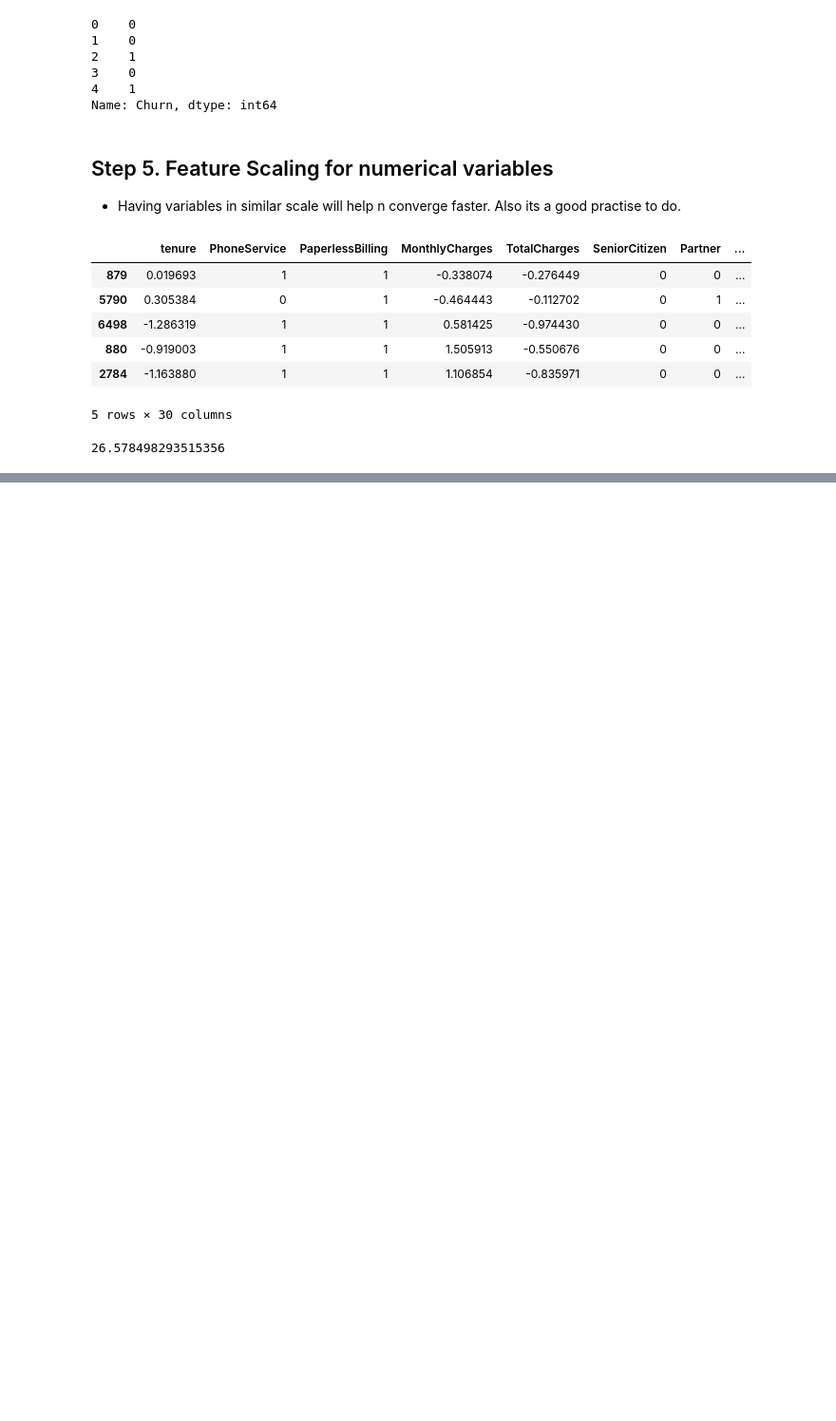
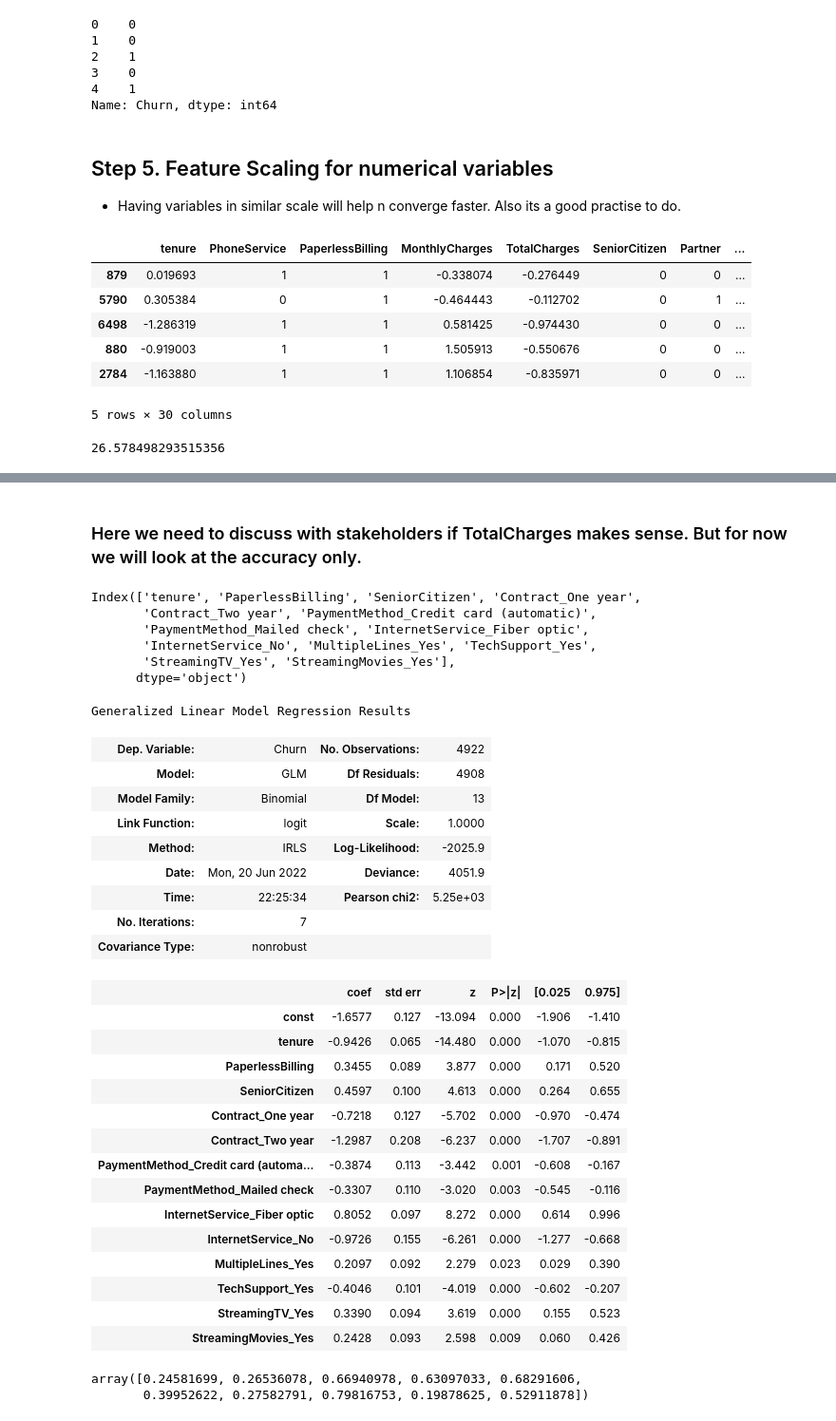
Before and after one commit to kc11381/TelecomChurn_LogisticRegressionModel, a Jupyter notebook: kc_telecom_churn.ipynb, the cells around one changed output, grey strips where cells are left out. Shown at 95% size. Drawn from its saved outputs; the diff is of its cells as text; code cells hidden in the pictures; blank space fills up the shorter version.

```diff
--- a/kc_telecom_churn.ipynb
+++ b/kc_telecom_churn.ipynb
@@ -428,0 +751,45 @@ Running the first model
+# %% [markdown]
+### Here we need to discuss with stakeholders if TotalCharges makes sense. But for now we will look at the accuracy only.
+# %%
+# Let's drop TotalCharges since it has a high VIF
+col = col.drop('TotalCharges')
+col
+# %% [output]
+Index(['tenure', 'PaperlessBilling', 'SeniorCitizen', 'Contract_One year',
+       'Contract_Two year', 'PaymentMethod_Credit card (automatic)',
+       'PaymentMethod_Mailed check', 'InternetService_Fiber optic',
+       'InternetService_No', 'MultipleLines_Yes', 'TechSupport_Yes',
+       'StreamingTV_Yes', 'StreamingMovies_Yes'],
+      dtype='object')
+# %%
+# Let's re-run the model using the selected variables
+X_train_sm = sm.add_constant(X_train[col])
+logm4 = sm.GLM(y_train,X_train_sm, family = sm.families.Binomial())
+res = logm4.fit()
+res.summary()
+# %% [output]
+Generalized Linear Model Regression Results
+| Dep. Variable: | Churn | No. Observations: | 4922 |
+| Model: | GLM | Df Residuals: | 4908 |
+| Model Family: | Binomial | Df Model: | 13 |
+| Link Function: | logit | Scale: | 1.0000 |
+| Method: | IRLS | Log-Likelihood: | -2025.9 |
+| Date: | Mon, 20 Jun 2022 | Deviance: | 4051.9 |
+| Time: | 22:25:34 | Pearson chi2: | 5.25e+03 |
+| No. Iterations: | 7 |  |  |
+| Covariance Type: | nonrobust |  |  |
+|  | coef | std err | z | P>|z| | [0.025 | 0.975] |
+| const | -1.6577 | 0.127 | -13.094 | 0.000 | -1.906 | -1.410 |
+| tenure | -0.9426 | 0.065 | -14.480 | 0.000 | -1.070 | -0.815 |
+| PaperlessBilling | 0.3455 | 0.089 | 3.877 | 0.000 | 0.171 | 0.520 |
+| SeniorCitizen | 0.4597 | 0.100 | 4.613 | 0.000 | 0.264 | 0.655 |
+| Contract_One year | -0.7218 | 0.127 | -5.702 | 0.000 | -0.970 | -0.474 |
+| Contract_Two year | -1.2987 | 0.208 | -6.237 | 0.000 | -1.707 | -0.891 |
+| PaymentMethod_Credit card (automa... | -0.3874 | 0.113 | -3.442 | 0.001 | -0.608 | -0.167 |
+| PaymentMethod_Mailed check | -0.3307 | 0.110 | -3.020 | 0.003 | -0.545 | -0.116 |
+| InternetService_Fiber optic | 0.8052 | 0.097 | 8.272 | 0.000 | 0.614 | 0.996 |
+| InternetService_No | -0.9726 | 0.155 | -6.261 | 0.000 | -1.277 | -0.668 |
+| MultipleLines_Yes | 0.2097 | 0.092 | 2.279 | 0.023 | 0.029 | 0.390 |
+| TechSupport_Yes | -0.4046 | 0.101 | -4.019 | 0.000 | -0.602 | -0.207 |
+| StreamingTV_Yes | 0.3390 | 0.094 | 3.619 | 0.000 | 0.155 | 0.523 |
+| StreamingMovies_Yes | 0.2428 | 0.093 | 2.598 | 0.009 | 0.060 | 0.426 |
@@ -428,0 +798,5 @@ Running the first model
+# %%
+y_train_pred[:10]
+# %% [output]
+array([0.24581699, 0.26536078, 0.66940978, 0.63097033, 0.68291606,
+       0.39952622, 0.27582791, 0.79816753, 0.19878625, 0.52911878])
```
Also changed, not shown: parts of 72 cells of this notebook.
